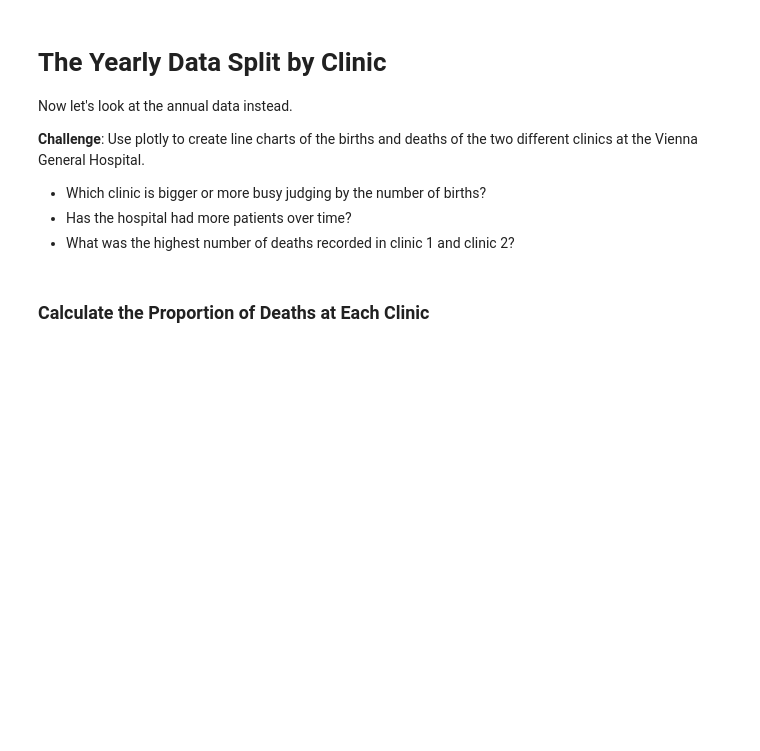
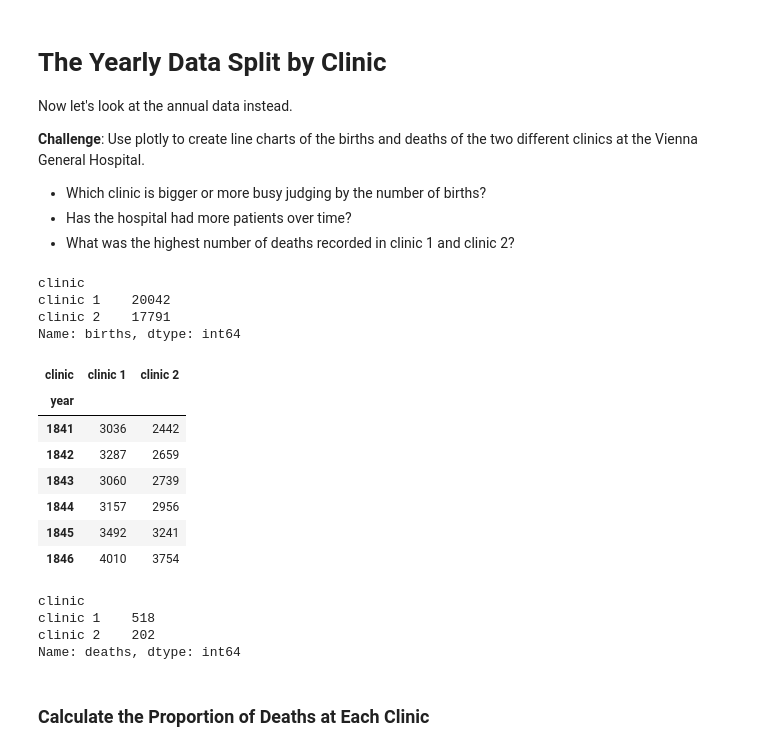
Before and after one commit to fkajose/100-Days-of-Code, a Jupyter notebook: 080-Semmelweis-analysis/Dr_Semmelweis_Handwashing_Discovery_(start).ipynb, the cells around one changed output. Cells and saved outputs as stored; diff of their text form; code cells hidden in the pictures; blank space fills up the shorter version.

```diff
--- a/080-Semmelweis-analysis/Dr_Semmelweis_Handwashing_Discovery_(start).ipynb
+++ b/080-Semmelweis-analysis/Dr_Semmelweis_Handwashing_Discovery_(start).ipynb
@@ -215,3 +216,21 @@ Now let's look at the annual data instead.
 * Which clinic is bigger or more busy judging by the number of births?
 * Has the hospital had more patients over time?
 * What was the highest number of deaths recorded in clinic 1 and clinic 2?
+# %%
+df_yearly.groupby("clinic").births.sum()
+# %% [output]
+clinic
+clinic 1    20042
+clinic 2    17791
+Name: births, dtype: int64
+# %%
+df_yearly.groupby(["year", "clinic"]).births.sum().unstack()
+# %% [output]
+| clinic | clinic 1 | clinic 2 |
+| year |  |  |
+| 1841 | 3036 | 2442 |
+| 1842 | 3287 | 2659 |
+| 1843 | 3060 | 2739 |
+| 1844 | 3157 | 2956 |
+| 1845 | 3492 | 3241 |
+| 1846 | 4010 | 3754 |
@@ -217,0 +247,7 @@ Now let's look at the annual data instead.
+# %%
+df_yearly.groupby("clinic").deaths.max()
+# %% [output]
+clinic
+clinic 1    518
+clinic 2    202
+Name: deaths, dtype: int64
```
Also changed, not shown: parts of 20 cells of this notebook.
